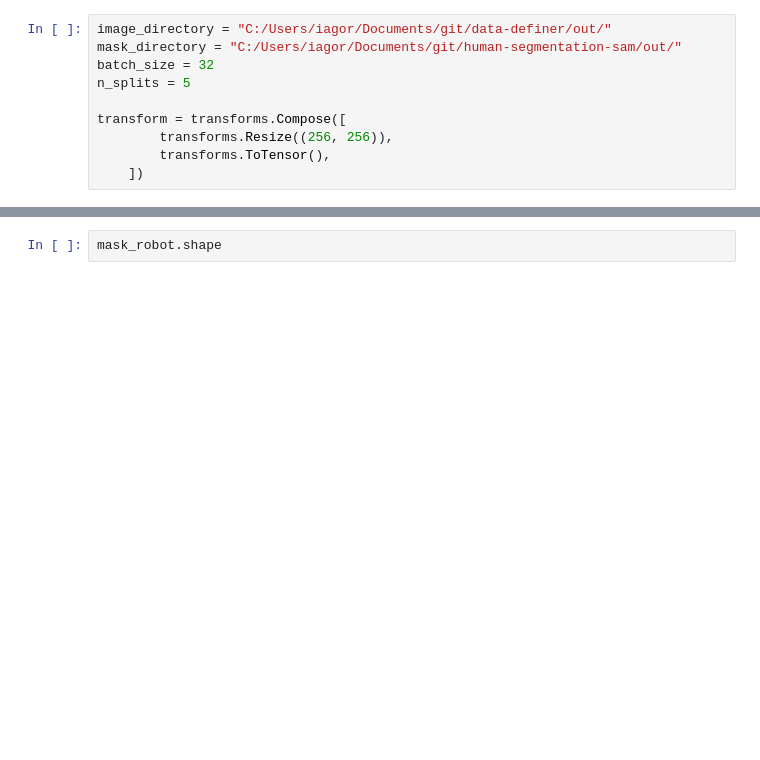
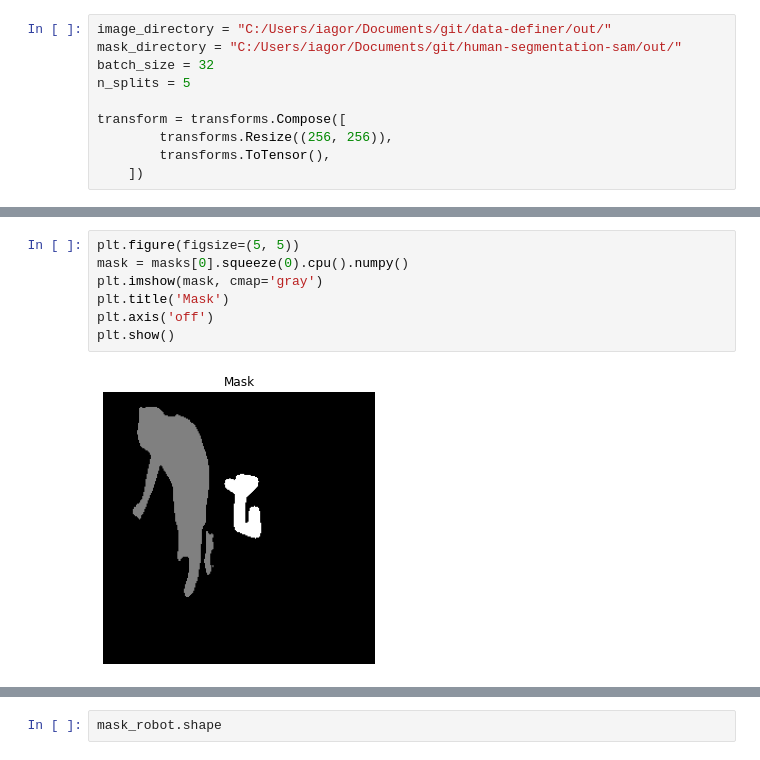
Before and after one commit to iagorichard/train-segmentation-human-robot, a Jupyter notebook: tests.ipynb, the cells around one changed output, grey strips where cells are left out. Drawn from its saved outputs; the diff is of its cells as text; blank space fills up the shorter version.

```diff
--- a/tests.ipynb
+++ b/tests.ipynb
@@ -219 +315,10 @@ shape_lista(dataset_masks['1_2_12'])
+# %%
+plt.figure(figsize=(5, 5))
+mask = masks[0].squeeze(0).cpu().numpy()
+plt.imshow(mask, cmap='gray')
+plt.title('Mask')
+plt.axis('off')
+plt.show()
+# %% [output]
+[figure, added]
 # %%
```
Also changed, not shown: parts of 17 cells of this notebook, 1 other file.
